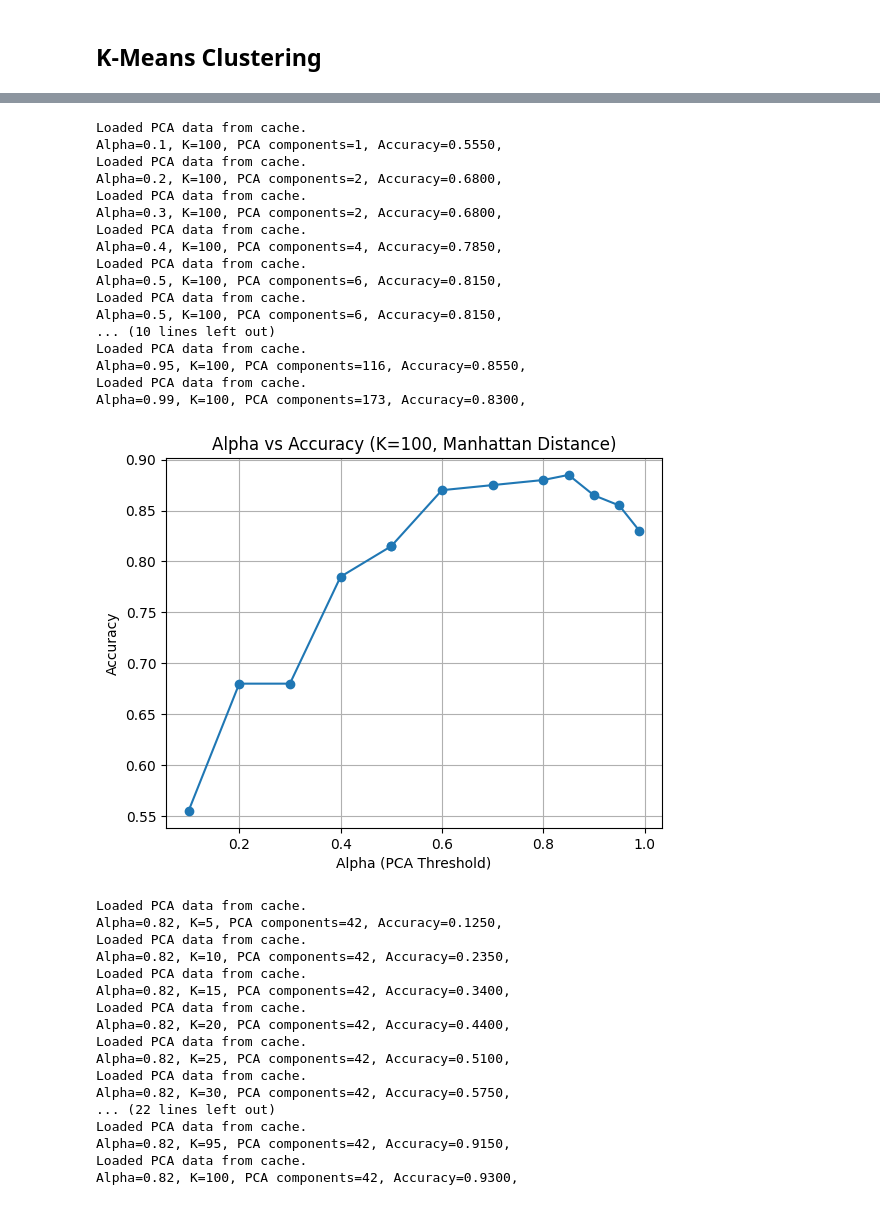
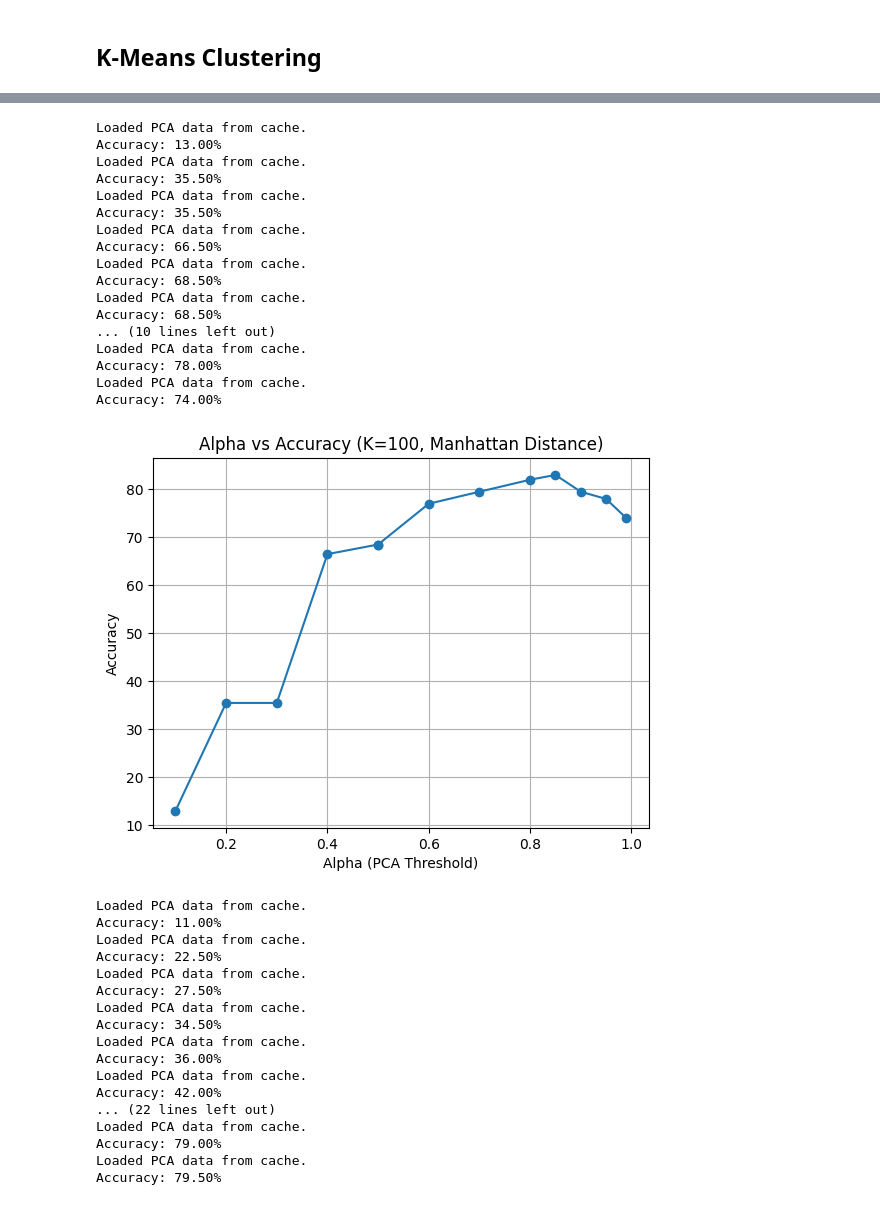
Before and after one commit to ahmedyoussefg/Face-Recognition-ORL, a Jupyter notebook: face_recognition.ipynb, the cells around one changed output, grey strips where cells are left out. Saved outputs shown, nothing was run; the diff lists cells and outputs as text; code cells hidden in the pictures.

```diff
--- a/face_recognition.ipynb
+++ b/face_recognition.ipynb
@@ -288,26 +293,24 @@ class KMeans:
 # %%
-def kmeans_predict(X, y, alpha, K, random_seed = 42,distance_strategy = EuclideanDistance):
-
+def evaluate_model(X_train, y_train, X_test, y_test, n_clusters=40,alpha=0.9, distance_strategy=EuclideanDistance):
     # get PCs and transform the data
     pca = PCA(cache_dir="pca_results")
-    pca.fit(X)
-    X_pca, n_components = pca.transform(X, threshold=alpha)
+    pca.fit(X_train)
+    X_pca, _ = pca.transform(X_train, threshold=alpha)
 
-    kmeans = KMeans(n_clusters=K, random_seed=random_seed, distance_strategy = distance_strategy)
+    # Initialize KMeans with the specified distance strategy and fit the model
+    kmeans = KMeans(n_clusters=n_clusters, distance_strategy=distance_strategy)
     kmeans.fit(X_pca)
+    kmeans.assign_labels_to_clusters(y_train)
 
-    #Predict labels after clustering
-    kmeans.predict_labels_after_clustering(y)
+    # Transform the test data using the same PCA transformation and then predict labels
+    X_test_pca, _ = pca.transform(X_test, threshold=alpha)
+    y_pred = kmeans.kmeans_predict(X_test_pca)
 
-    #Calculate accuracy
-    accuracy = np.average(kmeans.y_pred == y)
+    # Calculate accuracy
+    accuracy = np.mean(y_pred == y_test) * 100
+    print(f"Accuracy: {accuracy:.2f}%")
 
-    #Print results
-    print(f"Alpha={alpha}, K={K}, PCA components={n_components}, Accuracy={accuracy:.4f},")
-
-    return accuracy, n_components
-
-# kmeans_predict(X_test, y_test, alpha = 0.90, K = 66, random_seed=RANDOM_SEED, distance_strategy = EuclideanDistance)
+    return accuracy
 # %%
 import matplotlib.pyplot as plt
 
@@ -316,11 +319,9 @@ def kmean_analysis(X, y):
     k_values = [5, 10, 15, 20, 25, 30,35, 40,45, 50, 55, 60,70, 75, 80, 85, 90, 95, 100]
     alpha_values = [0.1,0.2,0.3,0.4,0.5,0.5,0.6,0.7, 0.8, 0.85, 0.9, 0.95, 0.99]
 
-    random_seed = 42
-
     acc_vs_k = []
     for K in k_values:
-        accuracy, _ = kmeans_predict(X, y, alpha=0.82, K=K, random_seed=random_seed, distance_strategy=ManhattanDistance)
+        accuracy = evaluate_model(X_train, y_train, X_test, y_test, n_clusters=K, alpha=0.9, distance_strategy=ManhattanDistance)
         acc_vs_k.append(accuracy)
 
     # Plot Accuracy vs K
@@ -334,7 +335,7 @@ def kmean_analysis(X, y):
 
     acc_vs_alpha = []
     for alpha in alpha_values:
-        accuracy, _ = kmeans_predict(X, y, alpha=alpha, K=100, random_seed=random_seed, distance_strategy=ManhattanDistance)
+        accuracy = evaluate_model(X_train, y_train, X_test, y_test, n_clusters=100, alpha=alpha, distance_strategy=ManhattanDistance)
         acc_vs_alpha.append(accuracy)
 
     # Plot Accuracy vs Alpha
@@ -345,6 +346,7 @@ def kmean_analysis(X, y):
     plt.title('Alpha vs Accuracy (K=100, Manhattan Distance)')
     plt.grid(True)
     plt.show()
+
 kmean_analysis(X_train, y_train)
 kmean_analysis(X_test, y_test)
 # %% [output]
@@ -369,35 +371,35 @@ Alpha=0.82, K=100, PCA components=42, Accuracy=0.8750,
 Loaded PCA data from cache.
-Alpha=0.1, K=100, PCA components=1, Accuracy=0.5550,
+Accuracy: 13.00%
 Loaded PCA data from cache.
-Alpha=0.2, K=100, PCA components=2, Accuracy=0.6800,
+Accuracy: 35.50%
 Loaded PCA data from cache.
-Alpha=0.3, K=100, PCA components=2, Accuracy=0.6800,
+Accuracy: 35.50%
 Loaded PCA data from cache.
-Alpha=0.4, K=100, PCA components=4, Accuracy=0.7850,
+Accuracy: 66.50%
 Loaded PCA data from cache.
-Alpha=0.5, K=100, PCA components=6, Accuracy=0.8150,
+Accuracy: 68.50%
 Loaded PCA data from cache.
-Alpha=0.5, K=100, PCA components=6, Accuracy=0.8150,
+Accuracy: 68.50%
 ... (10 lines left out)
 Loaded PCA data from cache.
-Alpha=0.95, K=100, PCA components=116, Accuracy=0.8550,
+Accuracy: 78.00%
 Loaded PCA data from cache.
-Alpha=0.99, K=100, PCA components=173, Accuracy=0.8300,
+Accuracy: 74.00%
-[figure, old version]
+[figure, new version]
 Loaded PCA data from cache.
-Alpha=0.82, K=5, PCA components=42, Accuracy=0.1250,
+Accuracy: 11.00%
 Loaded PCA data from cache.
-Alpha=0.82, K=10, PCA components=42, Accuracy=0.2350,
+Accuracy: 22.50%
 Loaded PCA data from cache.
-Alpha=0.82, K=15, PCA components=42, Accuracy=0.3400,
+Accuracy: 27.50%
 Loaded PCA data from cache.
-Alpha=0.82, K=20, PCA components=42, Accuracy=0.4400,
+Accuracy: 34.50%
 Loaded PCA data from cache.
-Alpha=0.82, K=25, PCA components=42, Accuracy=0.5100,
+Accuracy: 36.00%
 Loaded PCA data from cache.
-Alpha=0.82, K=30, PCA components=42, Accuracy=0.5750,
+Accuracy: 42.00%
 ... (22 lines left out)
 Loaded PCA data from cache.
-Alpha=0.82, K=95, PCA components=42, Accuracy=0.9150,
+Accuracy: 79.00%
 Loaded PCA data from cache.
-Alpha=0.82, K=100, PCA components=42, Accuracy=0.9300,
+Accuracy: 79.50%
```
Also changed, not shown: parts of 2 cells of this notebook.
